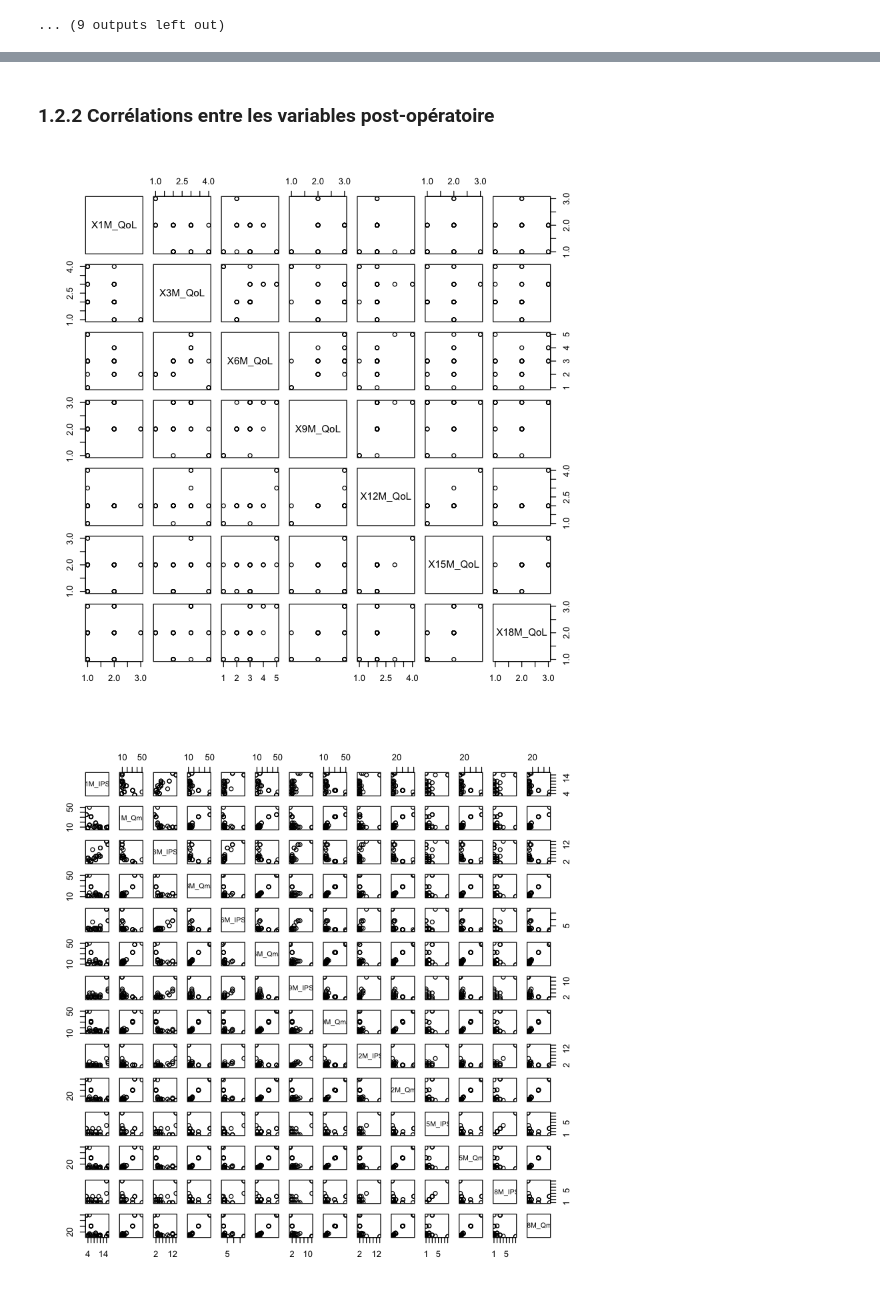
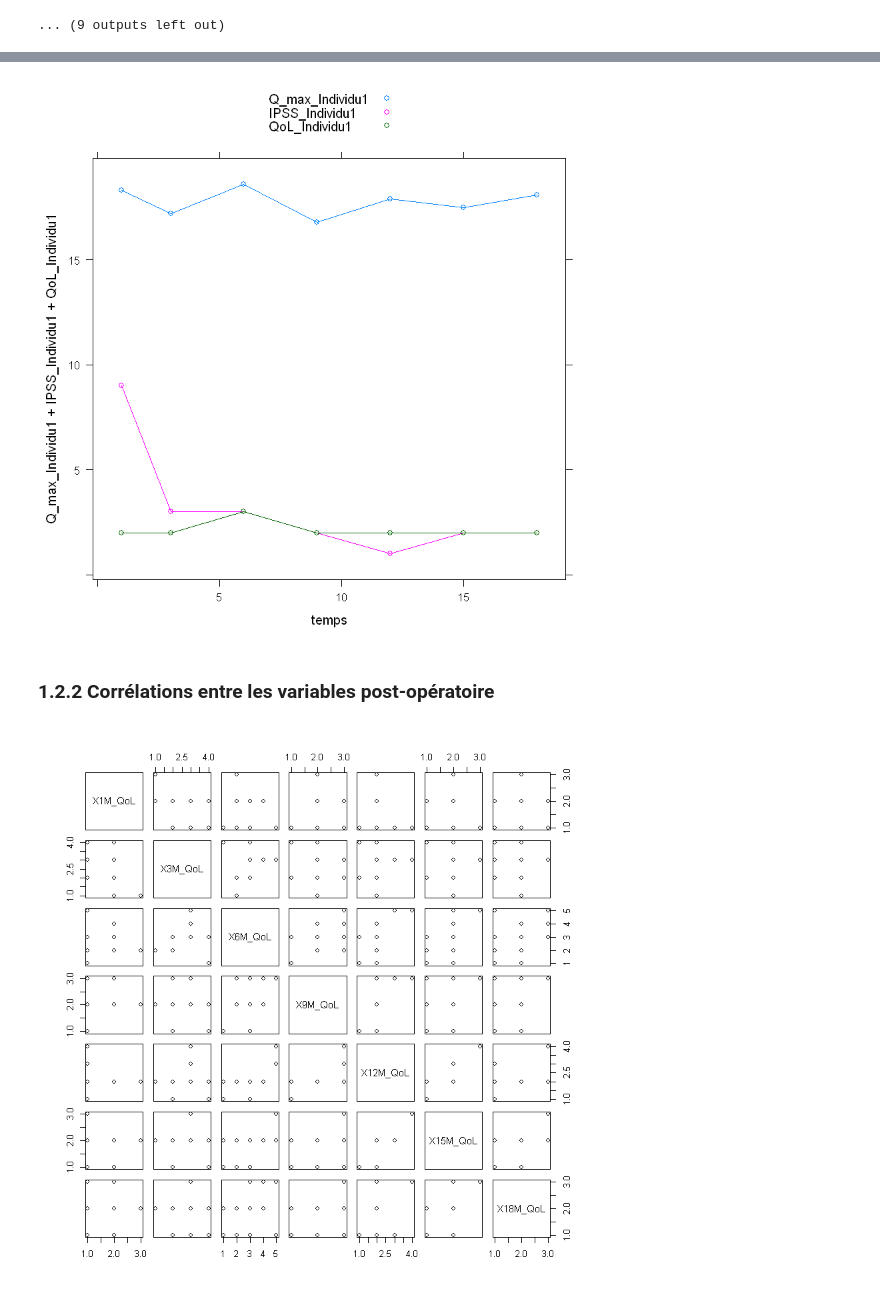
Before and after one commit to BigFab/TP_Adenome, a Jupyter notebook: vapor.ipynb, the cells around one changed output, grey strips where cells are left out. Drawn from its saved outputs; the diff is of its cells as text; code cells hidden in the pictures.

```diff
--- a/vapor.ipynb
+++ b/vapor.ipynb
@@ -353,8 +444,13 @@ for (i in 1:ncol(vapor_post)) {
+# %%
+Q_max_Individu1=c(vapor_num_post$X1M_Qmax[i1],vapor_num_post$X3M_Qmax[i1],vapor_num_post$X6M_Qmax[i1],vapor_num_post$X9M_Qmax[i1],vapor_num_post$X12M_Qmax[i1],vapor_num_post$X15M_Qmax[i1],vapor_num_post$X18M_Qmax[i1])
+IPSS_Individu1=c(vapor_num_post$X1M_IPSS[i1],vapor_num_post$X3M_IPSS[i1],vapor_num_post$X6M_IPSS[i1],vapor_num_post$X9M_IPSS[i1],vapor_num_post$X12M_IPSS[i1],vapor_num_post$X15M_IPSS[i1],vapor_num_post$X18M_IPSS[i1])
+QoL_Individu1=c(vapor_cat_post$X1M_QoL[i1],vapor_cat_post$X3M_QoL[i1],vapor_cat_post$X6M_QoL[i1],vapor_cat_post$X9M_QoL[i1],vapor_cat_post$X12M_QoL[i1],vapor_cat_post$X15M_QoL[i1],vapor_cat_post$X18M_QoL[i1])
+xyplot(Q_max_Individu1+IPSS_Individu1+QoL_Individu1 ~ temps, type = "b", auto.key = TRUE)
+# %% [output]
+[figure, added]
 # %% [markdown]
 ### 1.2.2 Corrélations entre les variables post-opératoire
 # %%
 plot(vapor_cat_post)
-plot(vapor_num_post)
 # %% [output]
-[figure, old version]
+[figure, new version]
-[figure, removed]
```
Also changed, not shown: parts of 41 cells of this notebook, 2 other files.
